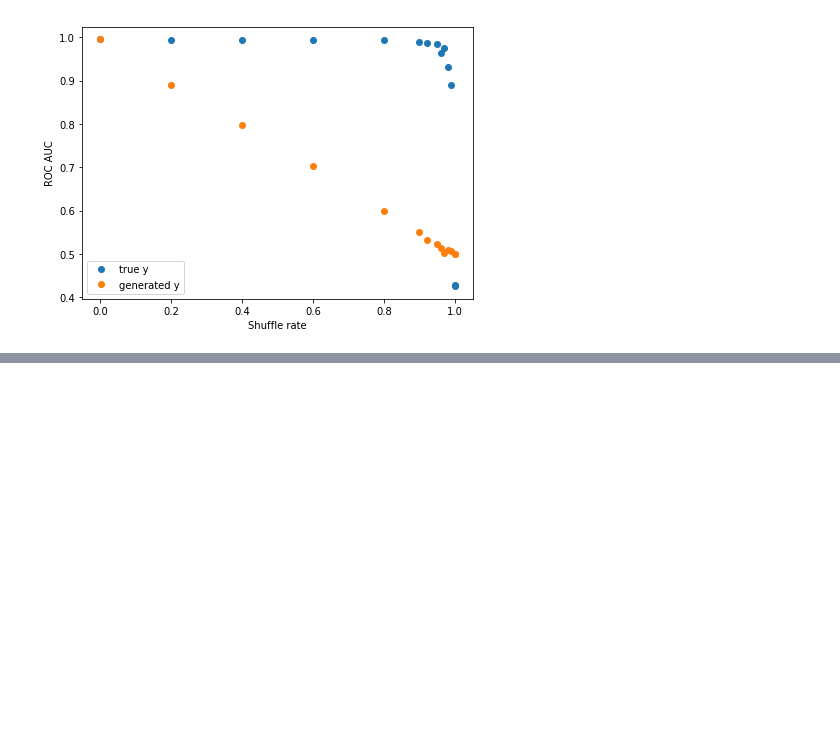
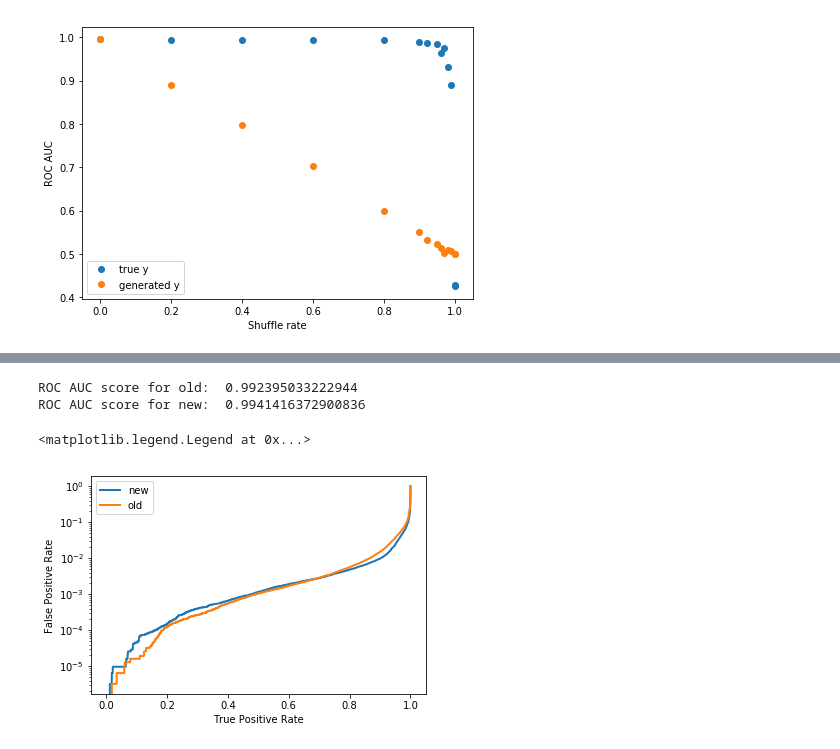
Before and after one commit to byrolew/licencjat, a Jupyter notebook: mieszaniny.ipynb, the cells around one changed output, grey strips where cells are left out. Cells and saved outputs as stored; diff of their text form; code cells hidden in the pictures; blank space fills up the shorter version.

```diff
--- a/mieszaniny.ipynb
+++ b/mieszaniny.ipynb
@@ -88,0 +135,13 @@ plt.show()
+# %%
+col = "leg_2_byIsolationMVArun2v1DBnewDMwLTraw2017v2"
+i = 2
+np.random.seed(random_seed)
+y_new = (X[:, i] > X[:, i].mean()).astype(int)
+X_tmp = np.delete(X, [i], axis=1)
+print("number of 1s in new y:", y_new.sum())
+print("number of 1s in true y:", y_true.sum())
+print("probability of 1 if new y is 1:", y_true[y_new == 1].mean())
+print("probability of 1 if new y is 0:", y_true[y_new == 0].mean())
+model = train_xgb(X_tmp, y_new, "xgb_on_new_" + col, random_seed=random_seed)
+y_pred = model.predict_proba(X_tmp)[:, 1]
+print_results(y_true, y_pred, "xgb_on_true_" + col, is_test=False)
@@ -88,0 +157,17 @@ plt.show()
+# %%
+print('ROC AUC score for old: ', roc_auc_score(y_true, X[:, i]))
+print('ROC AUC score for new: ', roc_auc_score(y_true, y_pred))
+roc = roc_curve(y_true, y_pred)
+plt.semilogy(roc[1], roc[0], linewidth=2, label="new")
+roc = roc_curve(y_true, X[:, i])
+plt.semilogy(roc[1], roc[0], linewidth=2, label="old")
+# plt.xlim((0.2, 0.8))
+# plt.ylim((1e-5, 1e-2))
+plt.ylabel('False Positive Rate')
+plt.xlabel('True Positive Rate')
+plt.legend()
+# %% [output]
+ROC AUC score for old:  0.992395033222944
+ROC AUC score for new:  0.9941416372900836
+<matplotlib.legend.Legend at 0x...>
+[figure, added]
```
Also changed, not shown: parts of 7 cells of this notebook, 36 other files.
